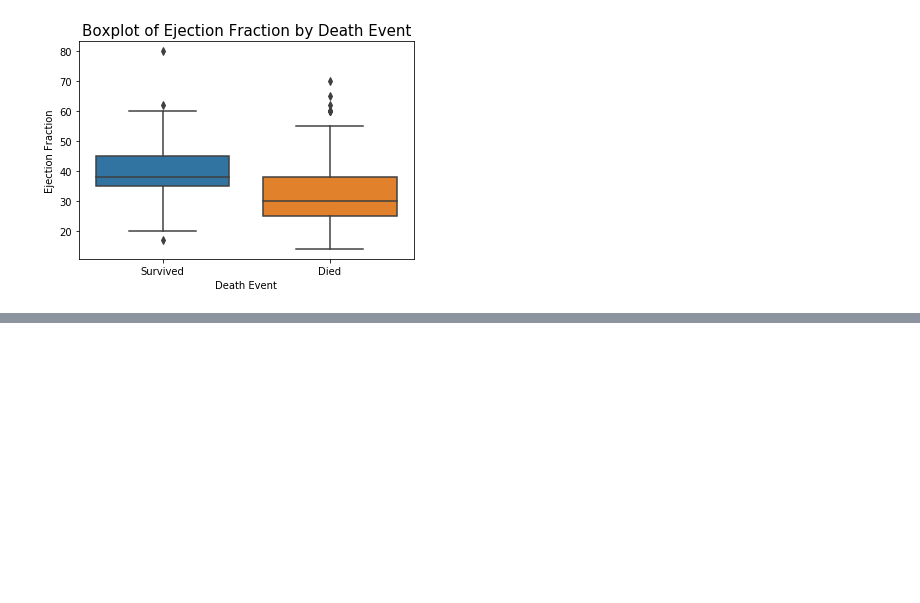
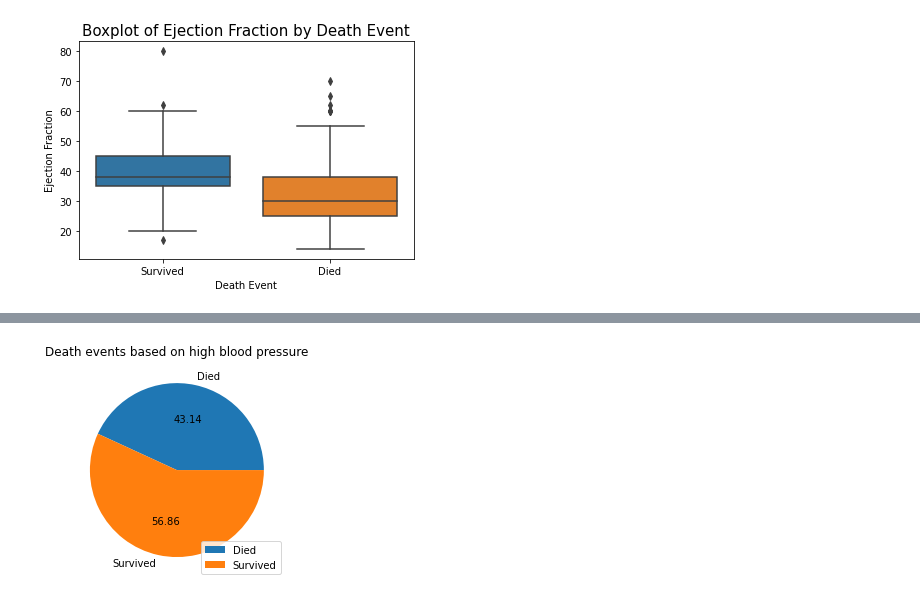
Before and after one commit to SaiRamishetty-23/PDS_assignment2, a Jupyter notebook: assignment2_code.ipynb, the cells around one changed output, grey strips where cells are left out. Cells and saved outputs as stored; diff of their text form; code cells hidden in the pictures; blank space fills up the shorter version.

```diff
--- a/assignment2_code.ipynb
+++ b/assignment2_code.ipynb
@@ -374,0 +417,20 @@ plt.show()
+# %%
+# Relationship between anaemia and dead event
+total_deaths = clinical_records[clinical_records.DEATH_EVENT==1]
+
+anaemic_patients = clinical_records[clinical_records.anaemia==1]
+death = anaemic_patients[anaemic_patients.DEATH_EVENT==1]
+
+non_anaemic_patients = clinical_records[clinical_records.anaemia==0]
+no_death = non_anaemic_patients[non_anaemic_patients.DEATH_EVENT==1]
+
+values = [anaemic_patients.shape[0],non_anaemic_patients.shape[0]]
+df = pd.DataFrame(values)
+labels= ['Died','Survived']
+df.plot(kind='pie', subplots=True, autopct='%.2f',labels=labels)
+plt.title('Death events based on high blood pressure')
+plt.legend(labels, loc= 'lower right')
+plt.ylabel('')
+plt.show()
+# %% [output]
+[figure, added]
```
Also changed, not shown: parts of 15 cells of this notebook.
